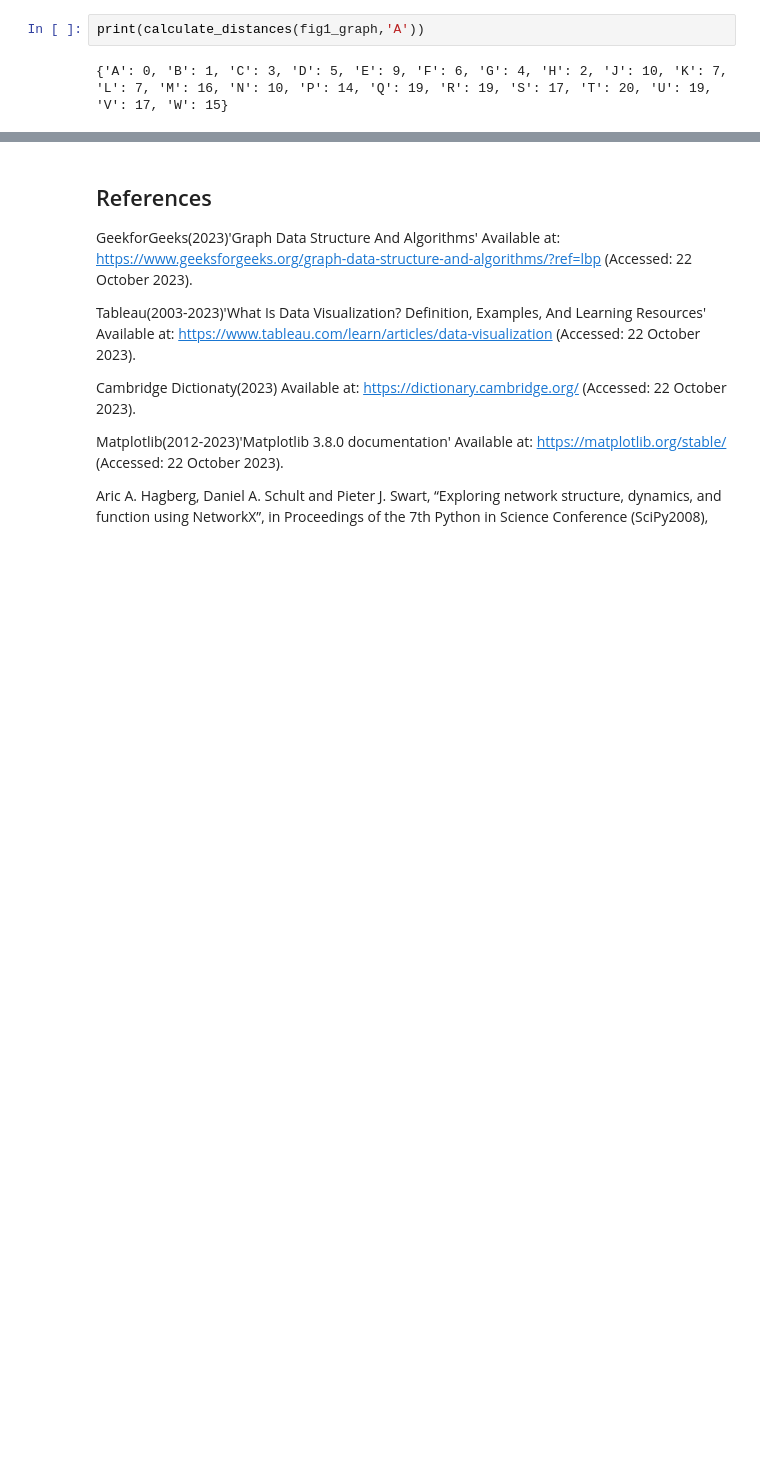
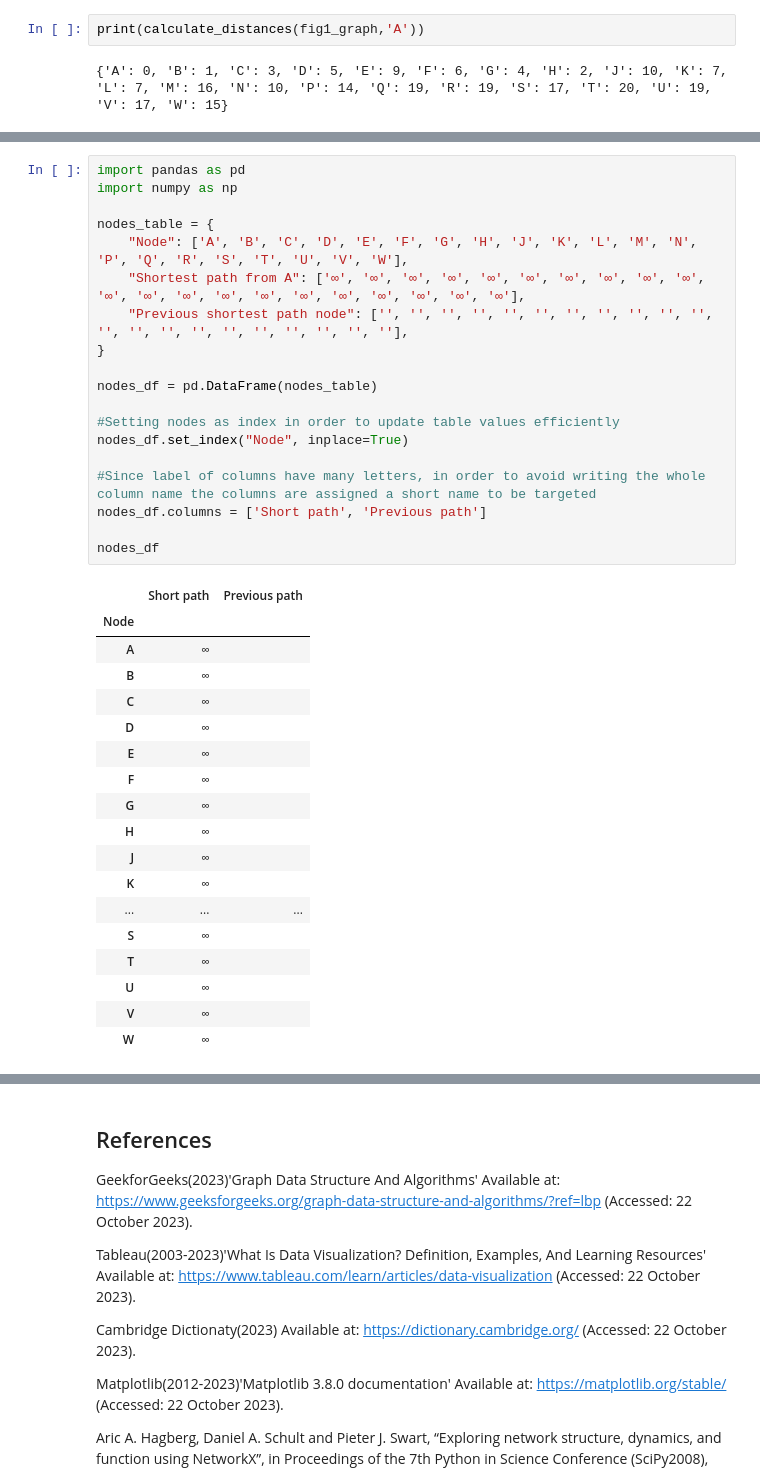
Before and after one commit to Rfg2048/AI, a Jupyter notebook: AI.ipynb, the cells around one changed output, grey strips where cells are left out. Cells and saved outputs as stored; diff of their text form; blank space fills up the shorter version.

```diff
--- a/AI.ipynb
+++ b/AI.ipynb
@@ -146,0 +148,38 @@ TypeError: unsupported operand type(s) for &: 'tuple' and 'tuple'
+# %%
+import pandas as pd
+import numpy as np
+
+nodes_table = {
+    "Node": ['A', 'B', 'C', 'D', 'E', 'F', 'G', 'H', 'J', 'K', 'L', 'M', 'N', 'P', 'Q', 'R', 'S', 'T', 'U', 'V', 'W'],
+    "Shortest path from A": ['∞', '∞', '∞', '∞', '∞', '∞', '∞', '∞', '∞', '∞', '∞', '∞', '∞', '∞', '∞', '∞', '∞', '∞', '∞', '∞', '∞'],
+    "Previous shortest path node": ['', '', '', '', '', '', '', '', '', '', '', '', '', '', '', '', '', '', '', '', ''],
+}
+
+nodes_df = pd.DataFrame(nodes_table)
+
+#Setting nodes as index in order to update table values efficiently
+nodes_df.set_index("Node", inplace=True)
+
+#Since label of columns have many letters, in order to avoid writing the whole column name the columns are assigned a short name to be targeted
+nodes_df.columns = ['Short path', 'Previous path']
+
+nodes_df
+# %% [output]
+|  | Short path | Previous path |
+| Node |  |  |
+| A | ∞ |  |
+| B | ∞ |  |
+| C | ∞ |  |
+| D | ∞ |  |
+| E | ∞ |  |
+| F | ∞ |  |
+| G | ∞ |  |
+| H | ∞ |  |
+| J | ∞ |  |
+| K | ∞ |  |
+| ... | ... | ... |
+| S | ∞ |  |
+| T | ∞ |  |
+| U | ∞ |  |
+| V | ∞ |  |
+| W | ∞ |  |
```
Also changed, not shown: parts of 12 cells of this notebook.
